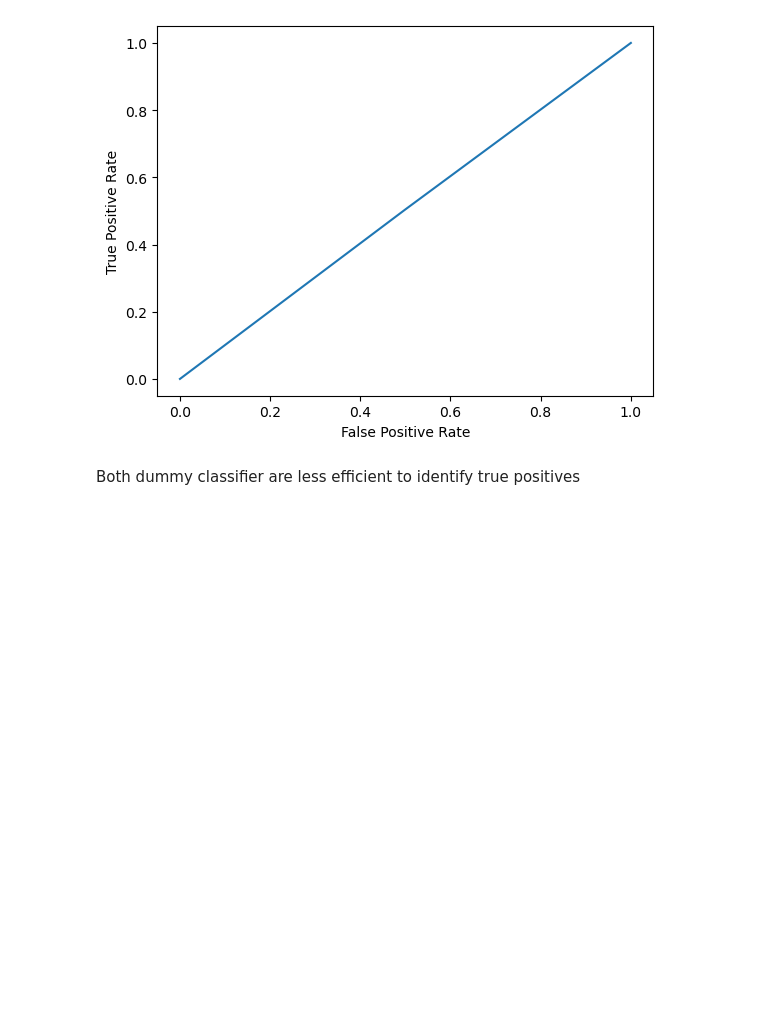
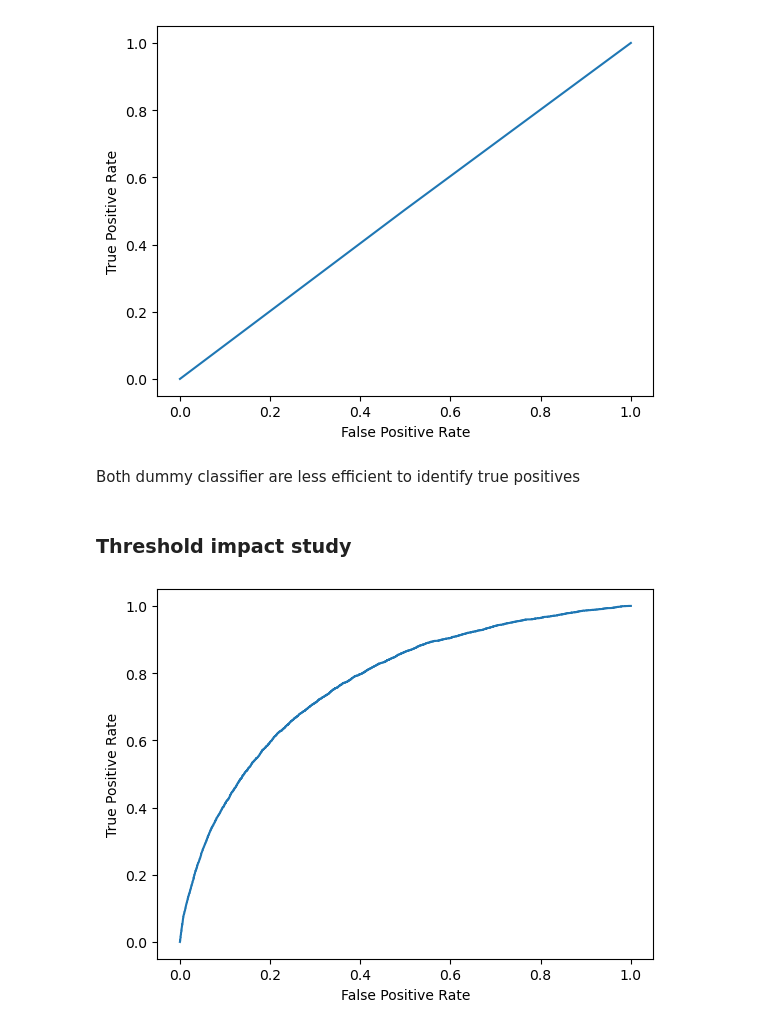
Before and after one commit to SiLABBE/OPC-P7-repo, a Jupyter notebook: Notebook_modelisation.ipynb, the cells around one changed output. Saved outputs shown, nothing was run; the diff lists cells and outputs as text; code cells hidden in the pictures; blank space fills up the shorter version.

```diff
--- a/Notebook_modelisation.ipynb
+++ b/Notebook_modelisation.ipynb
@@ -565,3 +563,13 @@ Confusion Matrix:
 [figure]
 # %% [markdown]
 Both dummy classifier are less efficient to identify true positives
+# %% [markdown]
+### Threshold impact study
+# %%
+y_proba_list = lr_selected.predict_proba(X_test).tolist()
+y_proba_pos = [proba[1] for proba in y_proba_list]
+
+fpr, tpr, thr = roc_curve(y_test, y_proba_pos)
+roc_display = RocCurveDisplay(fpr=fpr, tpr=tpr).plot()
+# %% [output]
+[figure, added]
```
Also changed, not shown: parts of 9 cells of this notebook.
